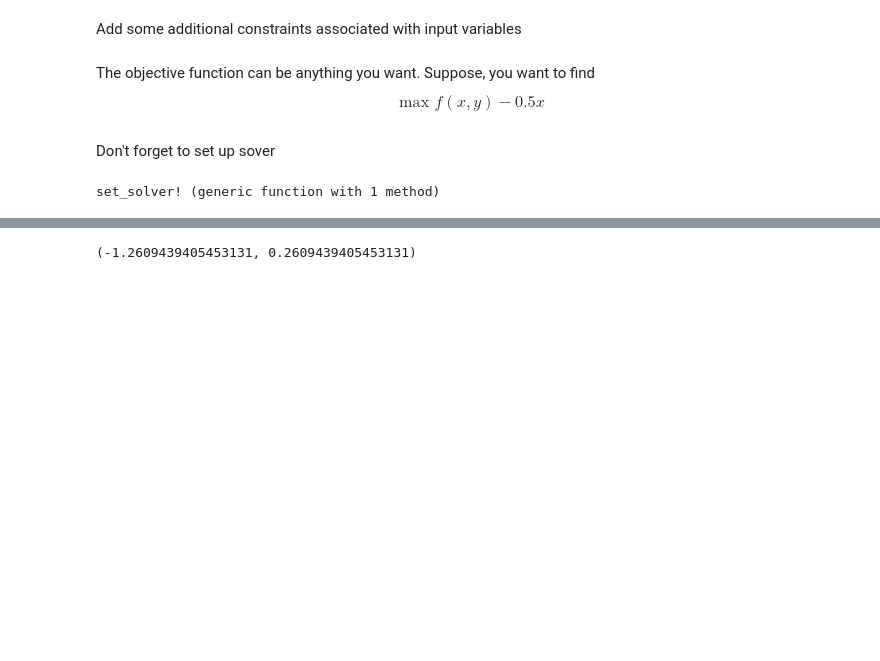
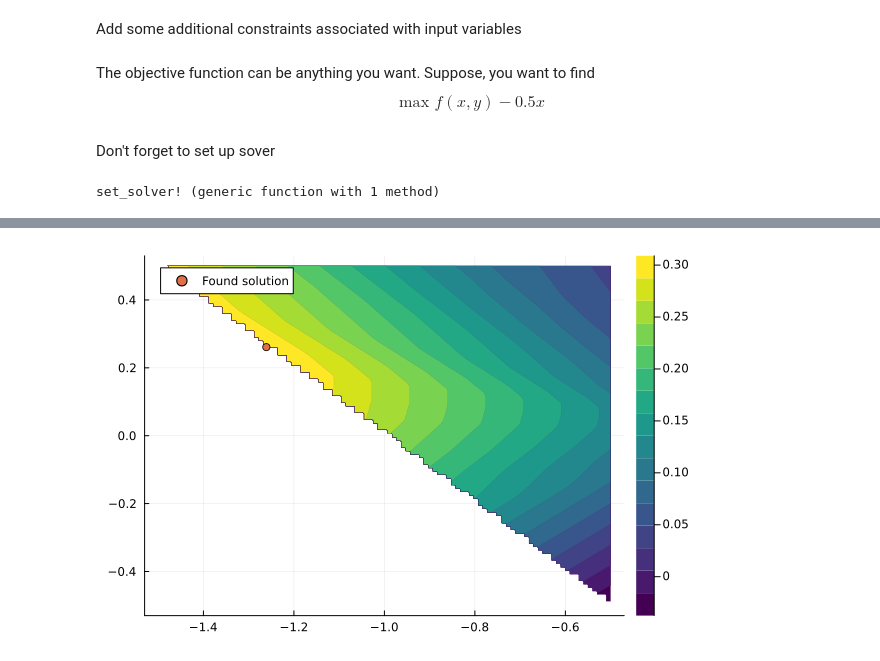
Before and after one commit to gamma-opt/Gogeta.jl, a Jupyter notebook: examples/neural_networks/example_6_nn_in_larger_model.ipynb, the cells around one changed output, grey strips where cells are left out. Cells and saved outputs as stored; diff of their text form; code cells hidden in the pictures; blank space fills up the shorter version.

```diff
--- a/examples/neural_networks/example_6_nn_in_larger_model.ipynb
+++ b/examples/neural_networks/example_6_nn_in_larger_model.ipynb
@@ -128,0 +439,8 @@ User-callback calls 377, time in user-callback 0.00 sec
+# %%
+optimize!(jump_model)
+x_opt = value(x)
+y_opt = value(y)
+
+println("Solution:")
+println("x = ", x_opt)
+println("y = " , y_opt)
@@ -150,9 +472,10 @@ solution_summary(jump_model)
   Barrier iterations : 0
   Node count         : 1
-# %%
-value(x), value(y)
-# %% [output]
-(-1.2609439405453131, 0.2609439405453131)
+# %%
+contourf(x_range, y_range, (x_in, y_in) -> if y_in >= -x_in-1 forward_pass_NN!(jump_model, [x_in, y_in], output, x, y) - 0.5 *x_in else NaN end, c=cgrad(:viridis), lw=0)
+scatter!([x_opt], [y_opt], label="Found solution")
+# %% [output]
+[figure, added]
 # %%
 # check that NN formulation matches Flux model
 set_silent(jump_model)
```
Also changed, not shown: parts of 10 cells of this notebook.
